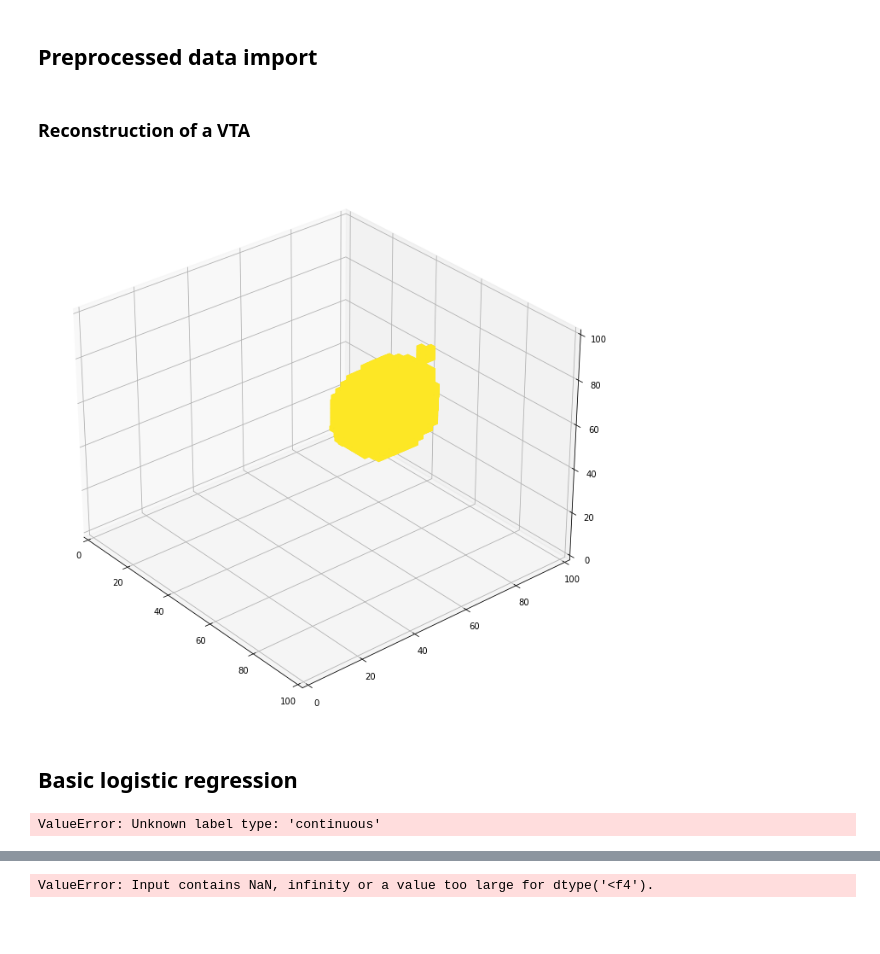
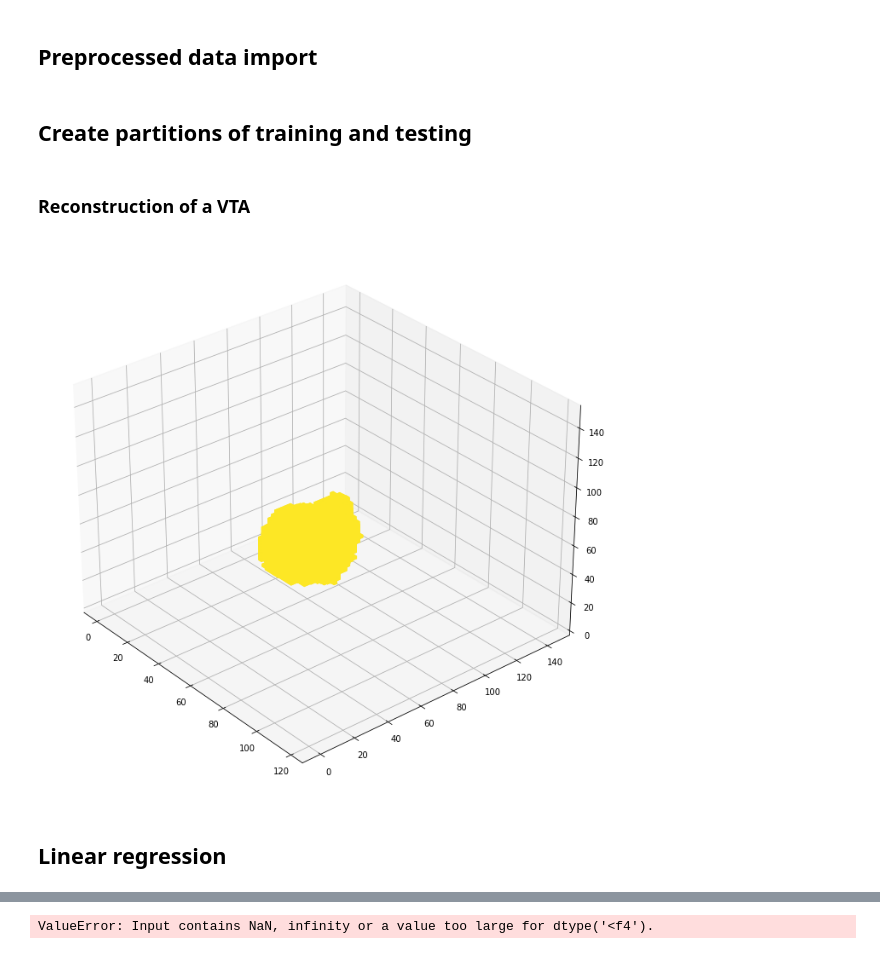
Before and after one commit to QuentinSav/probabilistic-stimulation-maps, a Jupyter notebook: Untitled.ipynb, the cells around one changed output, grey strips where cells are left out. Cells and saved outputs as stored; diff of their text form; code cells hidden in the pictures; blank space fills up the shorter version.

Commit message:
Started implementation of the models
Former-commit-id: 2c3e73bf8d93ad107e315406c93f75cfd9cc3757

```diff
--- a/Untitled.ipynb
+++ b/Untitled.ipynb
@@ -28,8 +30,13 @@ def expand_coordinates(indices):
     z[:, :, 1::2] += 1
     return x, y, z
 
+def scale_by(arr, fac):
+    mean = np.mean(arr)
+    return (arr-mean)*fac + mean
+
 def plot_cube(cube, angle=320):
-    cube = normalize(cube)
+
+    cube = np.clip(scale_by(np.clip(normalize(cube)-0.1, 0, 1)**0.4, 2)-0.1, 0, 1)
 
     facecolors = cm.viridis(cube)
     facecolors[:,:,:,-1] = cube
@@ -41,9 +48,9 @@ def plot_cube(cube, angle=320):
     fig = plt.figure(figsize=(30/2.54, 30/2.54))
     ax = plt.axes(projection='3d')
     ax.view_init(30, angle)
-    ax.set_xlim(right=IMG_DIM*2)
-    ax.set_ylim(top=IMG_DIM*2)
-    ax.set_zlim(top=IMG_DIM*2)
+    #ax.set_xlim(right=IMG_DIM*2)
+    #ax.set_ylim(top=IMG_DIM*2)
+    #ax.set_zlim(top=IMG_DIM*2)
 
     ax.voxels(x, y, z, filled, facecolors=facecolors, shade=False)
     plt.show()
@@ -66,4 +88,6 @@ table = pd.read_csv('table.csv')
 data = scipy.io.loadmat('data.mat')
 X = np.array(data['X'])
 y = np.array(data['y'])
-shape = data['shape']
+SHAPE = tuple(data['shape'][0, :])
+# %% [markdown]
+## Create partitions of training and testing
@@ -72,18 +98,21 @@ shape = data['shape']
 # %%
 IMG_DIM = 50
 
-VTA_vector = X[1, 1:]
-VTA_tensor = np.reshape(VTA_vect, tuple(shape[0, :]), order='F')
+VTA_vector = X[2, 1:]
+VTA_tensor = np.reshape(VTA_vector, SHAPE, order='F')
 
 plot_cube(VTA_tensor)
+
+zero1 = VTA_vector[1000]
 # %% [output]
-[figure, old version]
+[figure, new version]
 # %% [markdown]
-## Basic logistic regression
+## Linear regression
 # %%
 #model = LogisticRegression(C=0.1, penalty="l1", tol=0.01, solver="saga", verbose=1)
 
-model = LogisticRegression(tol=0.01, solver="liblinear")
-model = model.fit(X, np.squeeze(y.T))
+model = LinearRegression()
+model = model.fit(X_train, np.squeeze(y_train.T))
+
+pred_test = model.predict(X_test)
+pred_train = model.predict(X_train)
-# %% [output]
-ValueError: Unknown label type: 'continuous'
```
Also changed, not shown: parts of 12 cells of this notebook.
